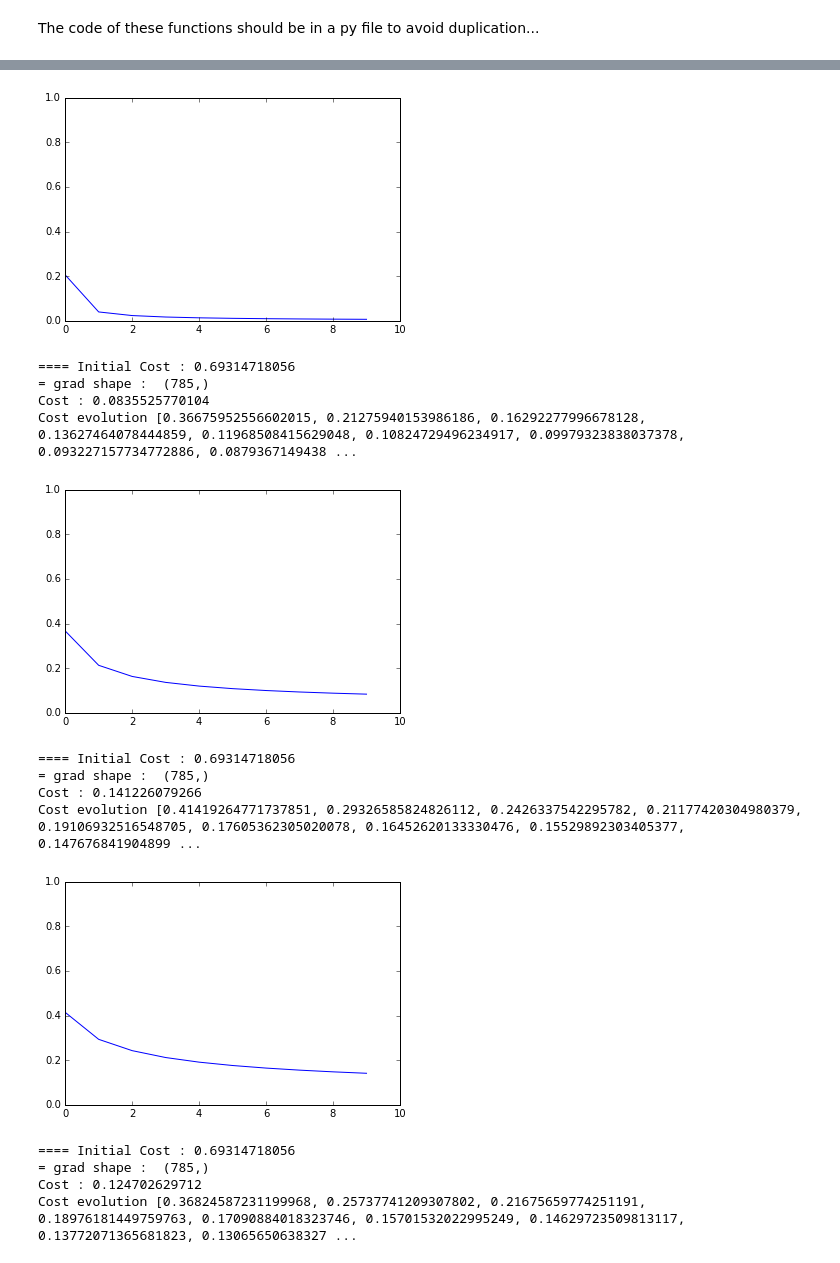
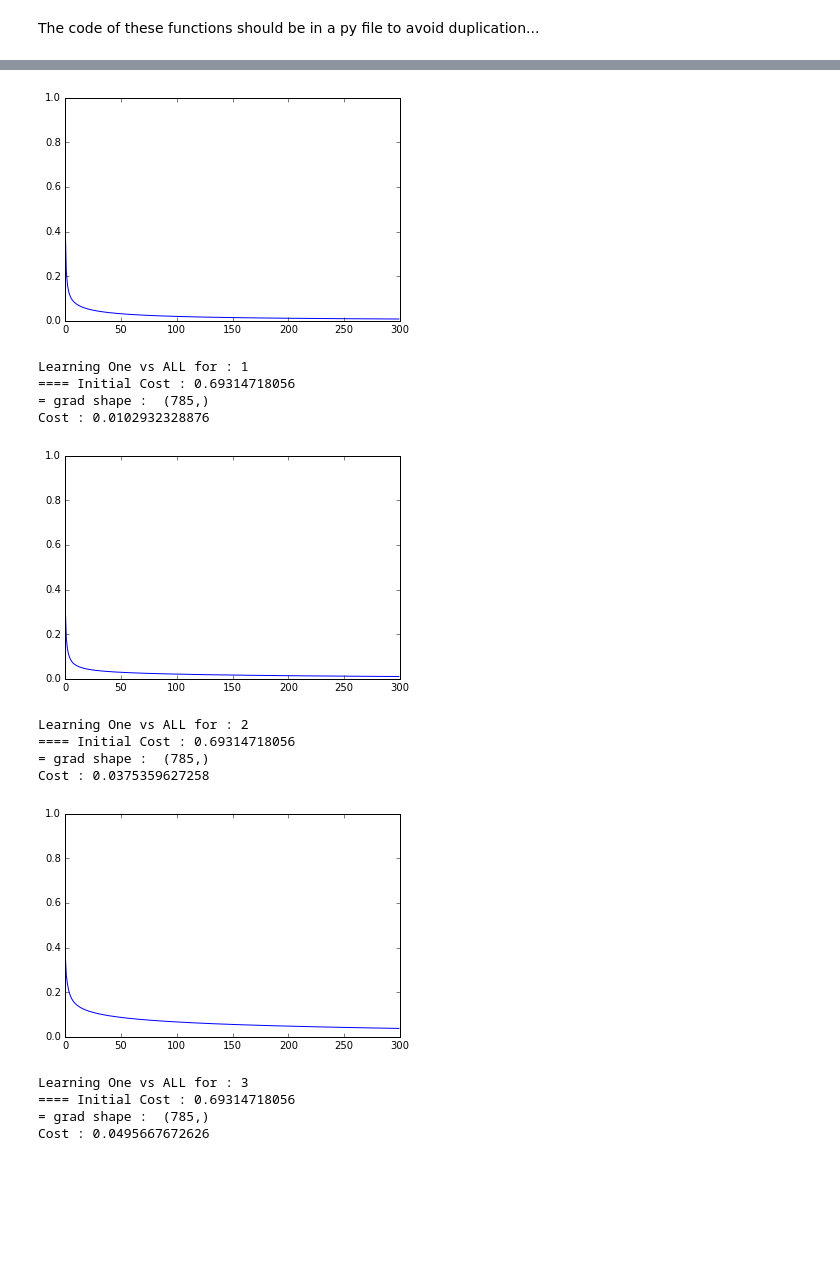
Before and after one commit to MrGreenRubato/notebooks, a Jupyter notebook: MLC/MLC_3_MultiClass_And_Neural_Networks/Multiclass Classification and Neural Networks.ipynb, the cells around one changed output, grey strips where cells are left out. Saved outputs shown, nothing was run; the diff lists cells and outputs as text; code cells hidden in the pictures; blank space fills up the shorter version.

```diff
--- a/MLC/MLC_3_MultiClass_And_Neural_Networks/Multiclass Classification and Neural Networks.ipynb
+++ b/MLC/MLC_3_MultiClass_And_Neural_Networks/Multiclass Classification and Neural Networks.ipynb
@@ -131,11 +131,14 @@ all_theta = np.array([])
 
 print('y : ', y_train.transpose())
 
-# One vs all algorith
+# One vs all algorithm
+cost_for_all_values = np.array([])
+
 for value in range(10):
+    print('Learning One vs ALL for :', value)
     y = np.copy(y_train)
-    y[y!=value] = 0
-    y[y==value] = 1
+    y[y_train!=value] = 0
+    y[y_train==value] = 1
     # prior to computing the cost, we must initialize theta (weights, params...) to a zero matrix (could be also a random matrix)
     # we have n+1 parameters because of the "dummy parameter"
     theta = np.zeros(n+1)
@@ -153,7 +156,7 @@ for value in range(10):
     # Number of samples (training examples)
     m = y.shape[0]
 
-    for i in range(100):
+    for i in range(3000):
         theta = theta - alpha*grad
         #print('theta :', theta)
         if i%10 == 0:
@@ -165,15 +168,18 @@ for value in range(10):
             #cost, grad = gradientDescent(theta, X, y, m, False)
             grad = computeGradientBFGS(theta, X, y)
 
+    cost_for_all_values = np.append(cost_for_all_values, cost)
     all_theta = np.hstack((all_theta, theta))
     #print('Theta: ', theta)
     print('Cost :', cost)
-    print('Cost evolution', cost_evolution)
+    #print('Cost evolution', cost_evolution)
     plt.plot(range(len(cost_evolution)), cost_evolution)
     plt.xlim((0,len(cost_evolution)))
     plt.ylim((0, 1))
     plt.show()
 
 print('All_Theta: ', all_theta.transpose())
+print('All costs: ', cost_for_all_values)
+print('Cost Mean: ', cost_for_all_values.mean())
 # %% [output]
 X shape (700, 785)
@@ -196,15 +202,15 @@ Cost evolution [0.20558100478732802, 0.039693147135272222, 0.023474507872626695,
-[figure, old version]
+[figure, new version]
+Learning One vs ALL for : 1
 ==== Initial Cost : 0.69314718056
 = grad shape :  (785,)
-Cost : 0.0835525770104
-Cost evolution [0.36675952556602015, 0.21275940153986186, 0.16292277996678128, 0.13627464078444859, 0.11968508415629048, 0.10824729496234917, 0.09979323838037378, 0.093227157734772886, 0.0879367149438 ...
+Cost : 0.0102932328876
-[figure, old version]
+[figure, new version]
+Learning One vs ALL for : 2
 ==== Initial Cost : 0.69314718056
 = grad shape :  (785,)
-Cost : 0.141226079266
-Cost evolution [0.41419264771737851, 0.29326585824826112, 0.2426337542295782, 0.21177420304980379, 0.19106932516548705, 0.17605362305020078, 0.16452620133330476, 0.15529892303405377, 0.147676841904899 ...
+Cost : 0.0375359627258
-[figure, old version]
+[figure, new version]
+Learning One vs ALL for : 3
 ==== Initial Cost : 0.69314718056
 = grad shape :  (785,)
-Cost : 0.124702629712
-Cost evolution [0.36824587231199968, 0.25737741209307802, 0.21675659774251191, 0.18976181449759763, 0.17090884018323746, 0.15701532022995249, 0.14629723509813117, 0.13772071365681823, 0.13065650638327 ...
+Cost : 0.0495667672626
```
Also changed, not shown: parts of 5 cells of this notebook.
